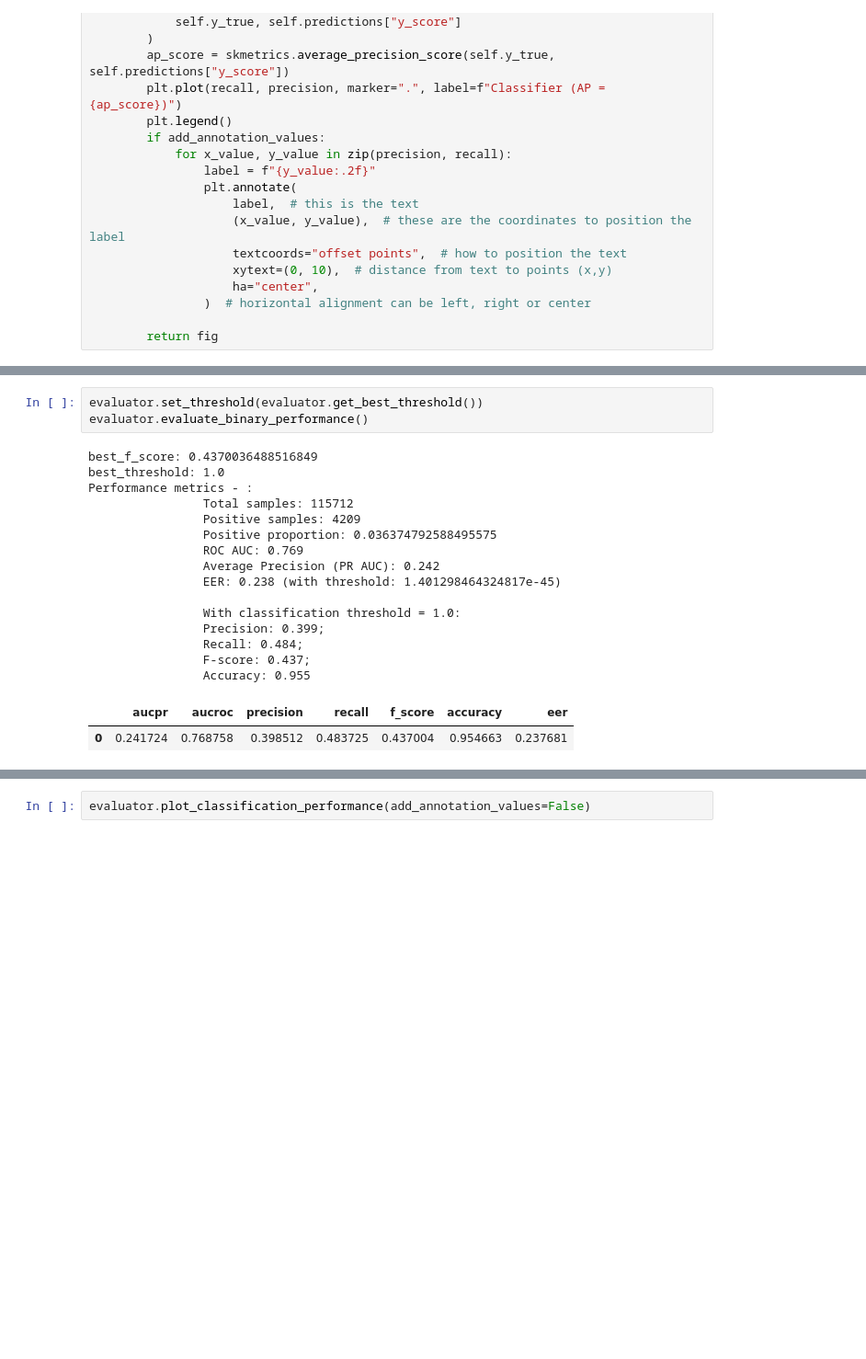
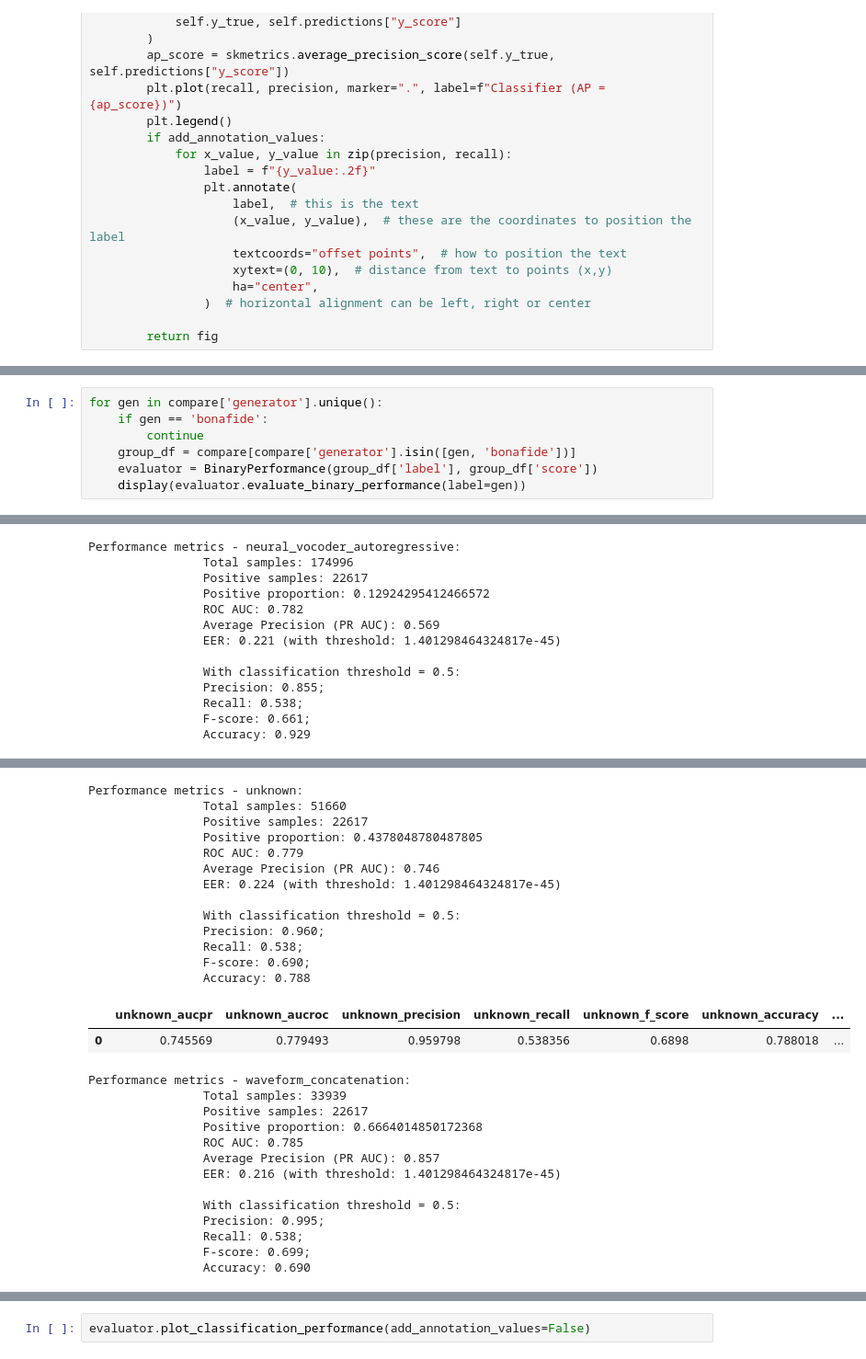
Before and after one commit to cassuci/adf-detector, a Jupyter notebook: autoencoder/eval.ipynb, the cells around one changed output, grey strips where cells are left out. Shown at 92% size. Cells and saved outputs as stored; diff of their text form; blank space fills up the shorter version.

```diff
--- a/autoencoder/eval.ipynb
+++ b/autoencoder/eval.ipynb
@@ -449,21 +462,8 @@ Performance metrics - :
-# %%
-evaluator.set_threshold(evaluator.get_best_threshold())
-evaluator.evaluate_binary_performance()
-# %% [output]
-best_f_score: 0.4370036488516849
-best_threshold: 1.0
-Performance metrics - :
-                Total samples: 115712
-                Positive samples: 4209
-                Positive proportion: 0.036374792588495575
-                ROC AUC: 0.769
-                Average Precision (PR AUC): 0.242
-                EER: 0.238 (with threshold: 1.401298464324817e-45)
-
-                With classification threshold = 1.0:
-                Precision: 0.399;
-                Recall: 0.484;
-                F-score: 0.437;
-                Accuracy: 0.955
-|  | aucpr | aucroc | precision | recall | f_score | accuracy | eer |
-| 0 | 0.241724 | 0.768758 | 0.398512 | 0.483725 | 0.437004 | 0.954663 | 0.237681 |
+# %%
+for gen in compare['generator'].unique():
+    if gen == 'bonafide':
+        continue
+    group_df = compare[compare['generator'].isin([gen, 'bonafide'])]
+    evaluator = BinaryPerformance(group_df['label'], group_df['score'])
+    display(evaluator.evaluate_binary_performance(label=gen))
+# %% [output]
@@ -469,0 +500,13 @@ Performance metrics - :
+Performance metrics - neural_vocoder_autoregressive:
+                Total samples: 174996
+                Positive samples: 22617
+                Positive proportion: 0.12924295412466572
+                ROC AUC: 0.782
+                Average Precision (PR AUC): 0.569
+                EER: 0.221 (with threshold: 1.401298464324817e-45)
+
+                With classification threshold = 0.5:
+                Precision: 0.855;
+                Recall: 0.538;
+                F-score: 0.661;
+                Accuracy: 0.929
@@ -469,0 +515,28 @@ Performance metrics - :
+Performance metrics - unknown:
+                Total samples: 51660
+                Positive samples: 22617
+                Positive proportion: 0.4378048780487805
+                ROC AUC: 0.779
+                Average Precision (PR AUC): 0.746
+                EER: 0.224 (with threshold: 1.401298464324817e-45)
+
+                With classification threshold = 0.5:
+                Precision: 0.960;
+                Recall: 0.538;
+                F-score: 0.690;
+                Accuracy: 0.788
+|  | unknown_aucpr | unknown_aucroc | unknown_precision | unknown_recall | unknown_f_score | unknown_accuracy | ... |
+| 0 | 0.745569 | 0.779493 | 0.959798 | 0.538356 | 0.6898 | 0.788018 | ... |
+Performance metrics - waveform_concatenation:
+                Total samples: 33939
+                Positive samples: 22617
+                Positive proportion: 0.6664014850172368
+                ROC AUC: 0.785
+                Average Precision (PR AUC): 0.857
+                EER: 0.216 (with threshold: 1.401298464324817e-45)
+
+                With classification threshold = 0.5:
+                Precision: 0.995;
+                Recall: 0.538;
+                F-score: 0.699;
+                Accuracy: 0.690
```
Also changed, not shown: parts of 15 cells of this notebook, 3 other files.
